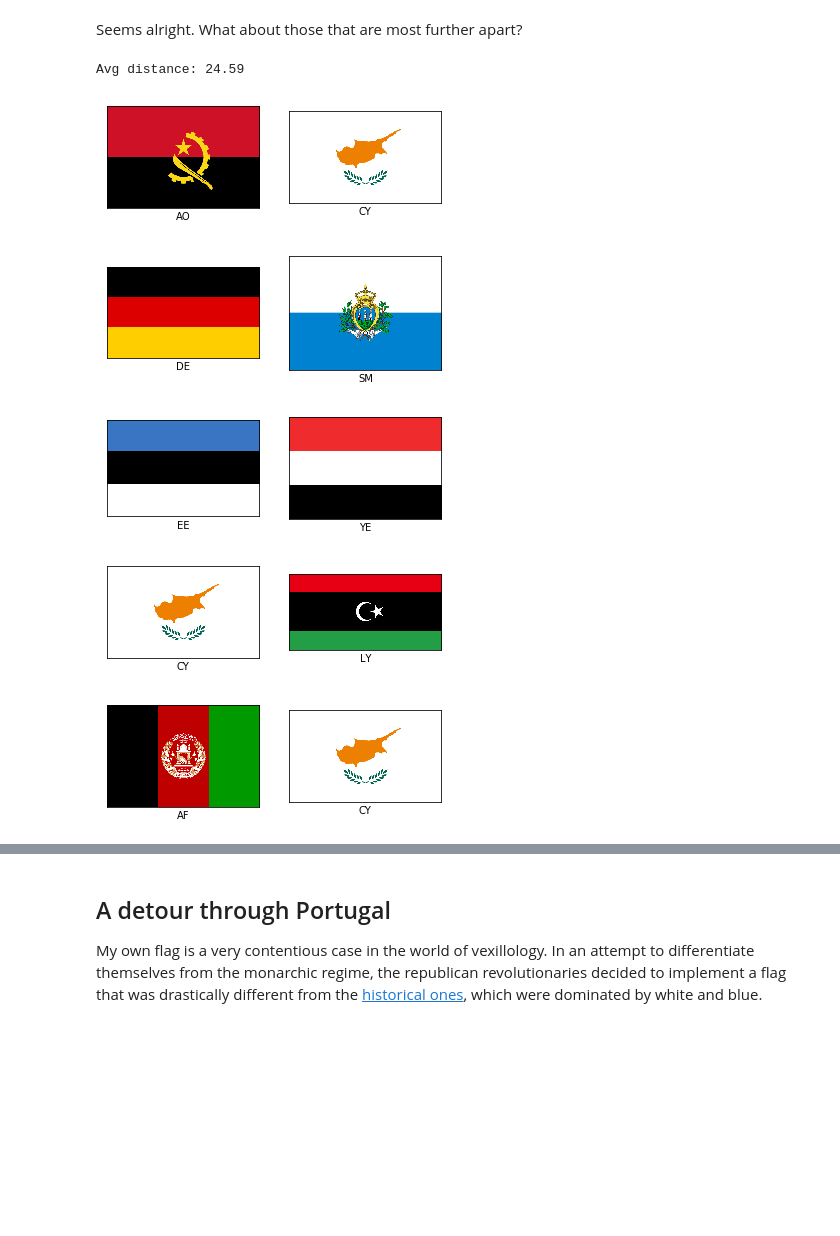
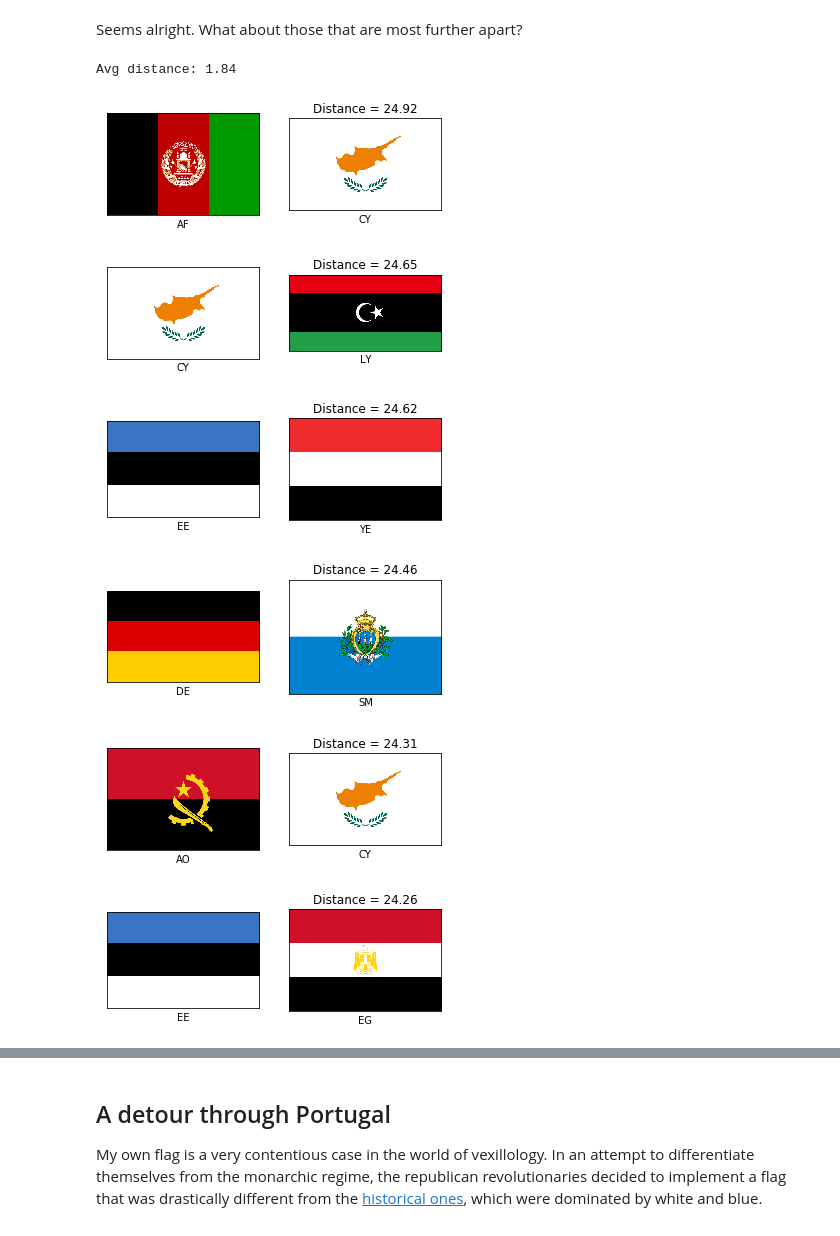
Before and after one commit to ricardoV94/stats, a Jupyter notebook: flags/Flags dendogram.ipynb, the cells around one changed output, grey strips where cells are left out. Drawn from its saved outputs; the diff is of its cells as text; code cells hidden in the pictures; blank space fills up the shorter version.

```diff
--- a/flags/Flags dendogram.ipynb
+++ b/flags/Flags dendogram.ipynb
@@ -179,9 +179,11 @@ So let's find the closest flags.
 # %%
 sort = np.argsort(distances)
 sorted_pairs = pairs[sort]
+sorted_distances = distances[sort]
 # %%
-for pair in sorted_pairs[:5]:
+for pair, dist in zip(sorted_pairs[:6], sorted_distances[:6]):
     plot_flags(pair)
+    plt.title(f'Distance = {dist:.2f}')
 print(f"Avg distance: {np.mean(distances[sort][:5]):.2f}")
 # %% [output]
 Avg distance: 1.84
@@ -193,14 +196,16 @@ Avg distance: 1.84
 # %% [markdown]
 Seems alright. What about those that are most further apart?
 # %%
-for pair in sorted_pairs[-5:]:
+for pair, dist in zip(reversed(sorted_pairs[-6:]), reversed(sorted_distances[-6:])):
     plot_flags(pair)
-print(f"Avg distance: {np.mean(distances[sort][-5:]):.2f}")
+    plt.title(f'Distance = {dist:.2f}')
+print(f"Avg distance: {np.mean(distances[sort][:5]):.2f}")
 # %% [output]
-Avg distance: 24.59
+Avg distance: 1.84
-[figure, old version]
+[figure, new version]
-[figure, old version]
+[figure, new version]
-[figure, old version]
+[figure, new version]
-[figure, old version]
+[figure, new version]
-[figure, old version]
+[figure, new version]
+[figure, added]
 # %% [markdown]
```
Also changed, not shown: parts of 5 cells of this notebook.
